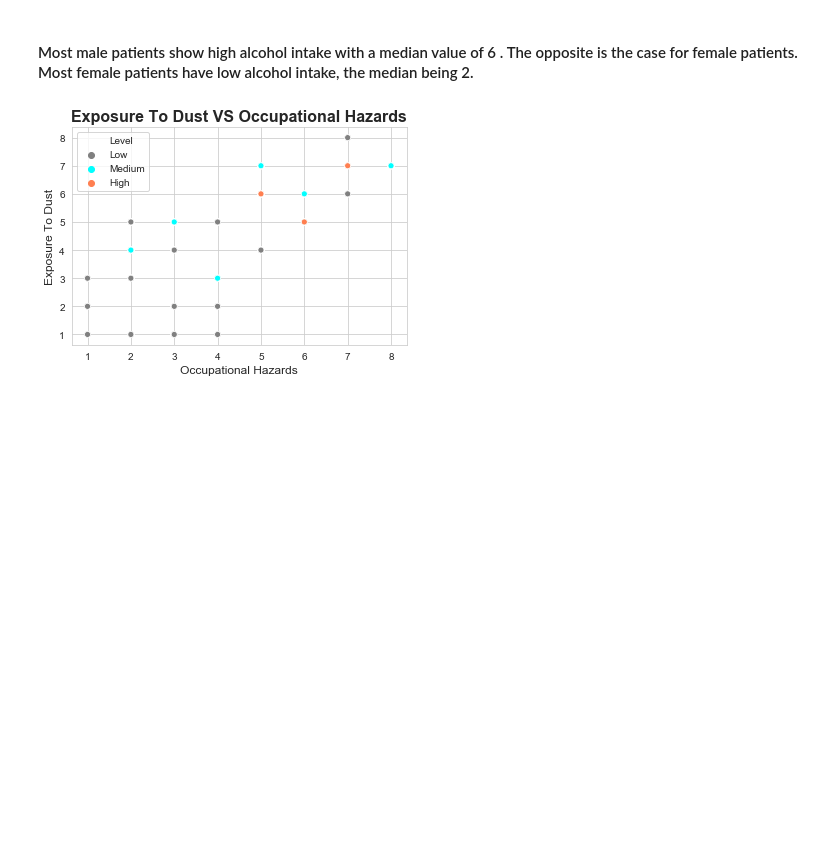
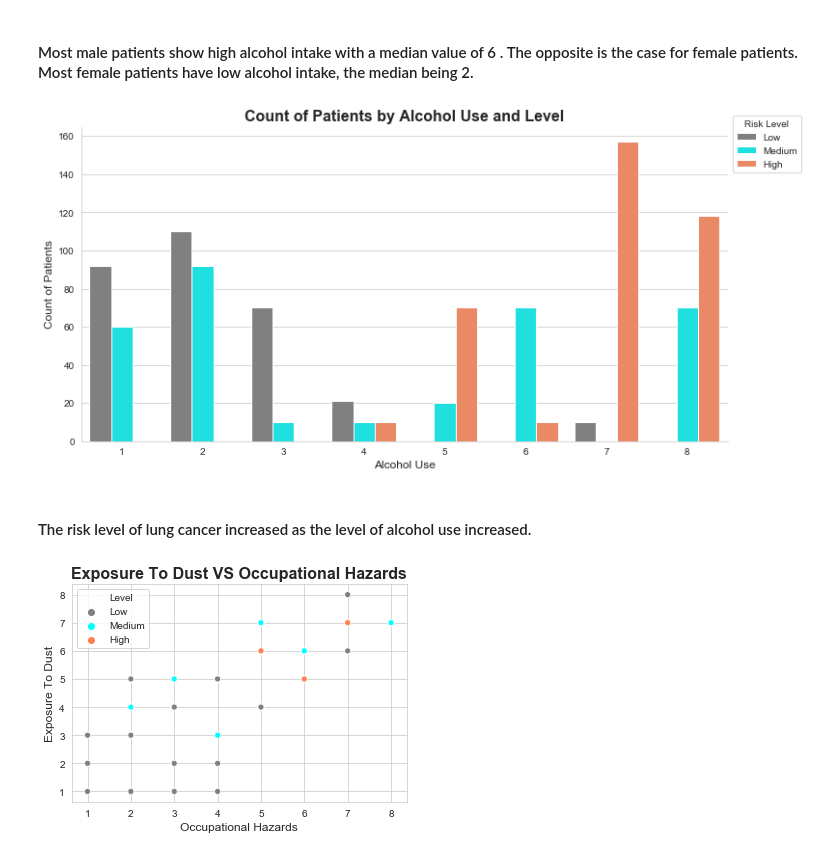
Before and after one commit to Lehita/PROJECTS, a Jupyter notebook: Lung Cancer Risk Prediction/Lung Cancer Project.ipynb, the cells around one changed output. Cells and saved outputs as stored; diff of their text form; code cells hidden in the pictures; blank space fills up the shorter version.

Commit message:
added more visuals

```diff
--- a/Lung Cancer Risk Prediction/Lung Cancer Project.ipynb
+++ b/Lung Cancer Risk Prediction/Lung Cancer Project.ipynb
@@ -272,6 +288,20 @@ plt.show()
 [figure]
 # %% [markdown]
 #### Most male patients show high alcohol intake with a median value of 6 . The opposite is the case for female patients. Most female patients have low alcohol intake, the median being 2.
+# %%
+plt.figure(figsize=(12,6))
+column = sns.countplot("Alcohol_use",data=data,hue="Level",palette=["gray","cyan","coral"])
+plt.title("Count of Patients by Alcohol Use and Level",fontsize=16,fontweight='bold')
+plt.xlabel("Alcohol Use",fontsize=12)
+plt.ylabel("Count of Patients",fontsize=12)
+plt.legend(title="Risk Level",bbox_to_anchor=(1.0,1.05))
+column.spines["right"].set_visible(False)
+column.spines["top"].set_visible(False)
+plt.show()
+# %% [output]
+[figure, added]
+# %% [markdown]
+#### The risk level of lung cancer increased as the level of alcohol use increased.
 # %%
 sns.scatterplot(x="Occupational_hazards",y="Dust_allergy",data=data,hue="Level",palette=["gray","cyan","coral"])
 plt.title("Exposure To Dust VS Occupational Hazards",fontsize=16,fontweight='bold')
```
Also changed, not shown: parts of 6 cells of this notebook, 1 other file.
